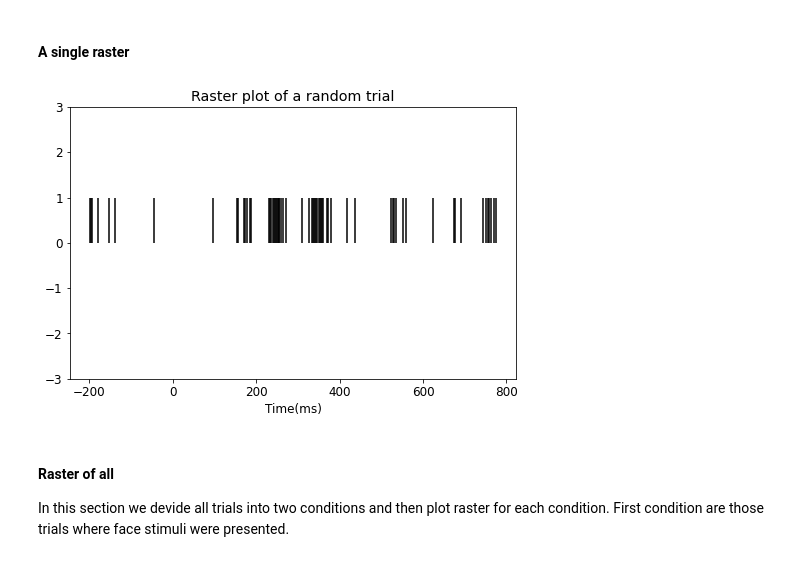
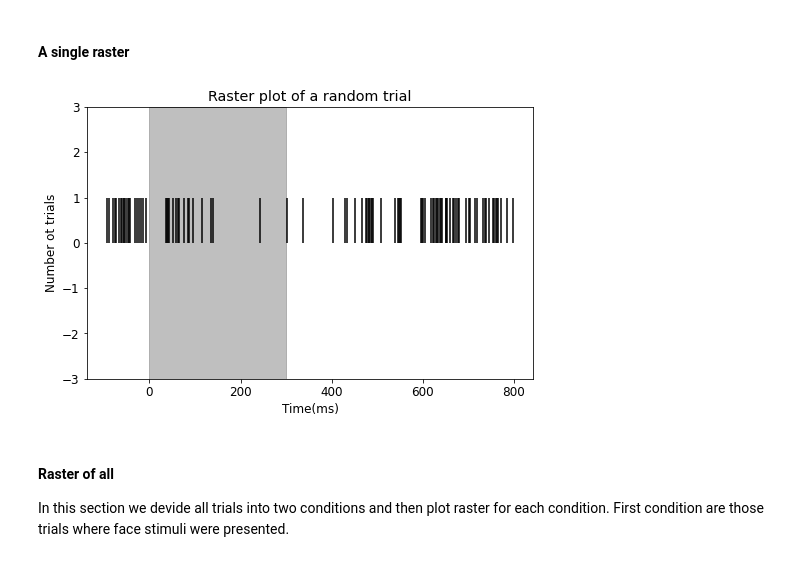
Before and after one commit to MiladQolami/Neural-Data-Analysis, a Jupyter notebook: MainCode.ipynb, the cells around one changed output. Saved outputs shown, nothing was run; the diff lists cells and outputs as text; code cells hidden in the pictures.

```diff
--- a/MainCode.ipynb
+++ b/MainCode.ipynb
@@ -34,11 +34,14 @@ plt.rcParams["figure.figsize"] = (8,5)
 plt.rcParams['font.size'] = 12
 # %%
 from typing import Sequence
-spikes = sio.loadmat('/content/BasicNeuralDataAnalysis/SpikeTrianVisualization/SpikesIT.mat')
+spike_data = sio.loadmat('/content/BasicNeuralDataAnalysis/SpikeTrianVisualization/SpikesIT.mat')
 type(spikes)
 spikes.keys()
-spikes = spikes['Spikes']
+spikes = spike_data['Spikes']
+stim_tags = spike_data['stim_tags']
 trail_num = np.shape(spikes)[0]
 trail_length = 1000
 time_vector = np.arange(start = -200,stop = 800)
 stimulus_length = 300
+trial_idx = spike_data['trial_idx']
+stim_tags[stim_tags[:,1] == 0]
@@ -51,14 +56,15 @@ stimulus_length = 300
 # %% [markdown]
 #### A single raster
 # %%
-np.random.seed(2023)
+# np.random.seed(2023)
 RandomTrial = np.random.randint(trail_num)
 fig,ax = plt.subplots()
 ax.vlines(np.argwhere(spikes[RandomTrial,:])-200,0,1)
-ax.set(ylim=[-3,3],xlabel='Time(ms)',title='Raster plot of a random trial')
+plt.axvspan(0,300,color = 'gray',alpha=.5)
+ax.set(ylim=[-3,3],xlabel='Time(ms)',ylabel = "Number ot trials",title='Raster plot of a random trial')
 plt.show()
 # %% [output]
-[figure, old version]
+[figure, new version]
 # %% [markdown]
   #### Raster of all
   In this section we devide all trials into two conditions and then plot raster for each condition. First condition are those trials where face stimuli were presented.
```
Also changed, not shown: parts of 1 cell of this notebook.
